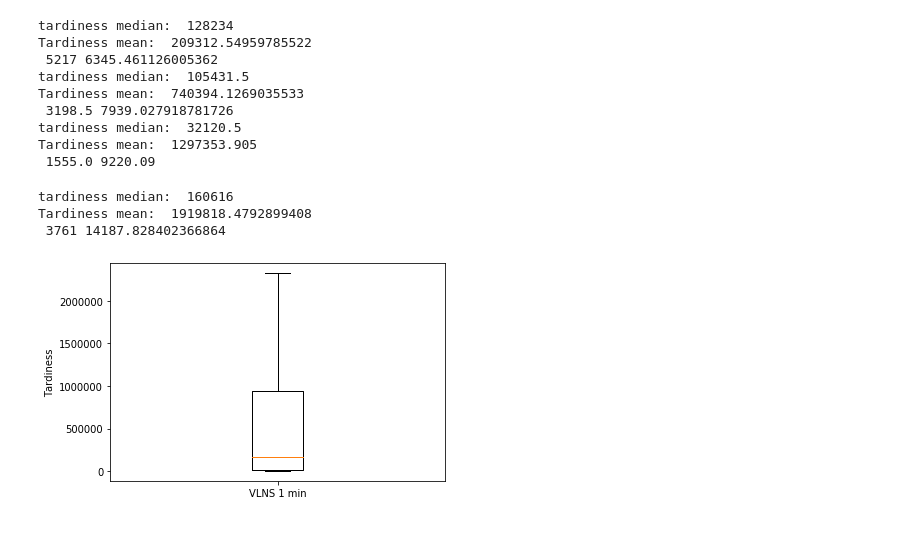
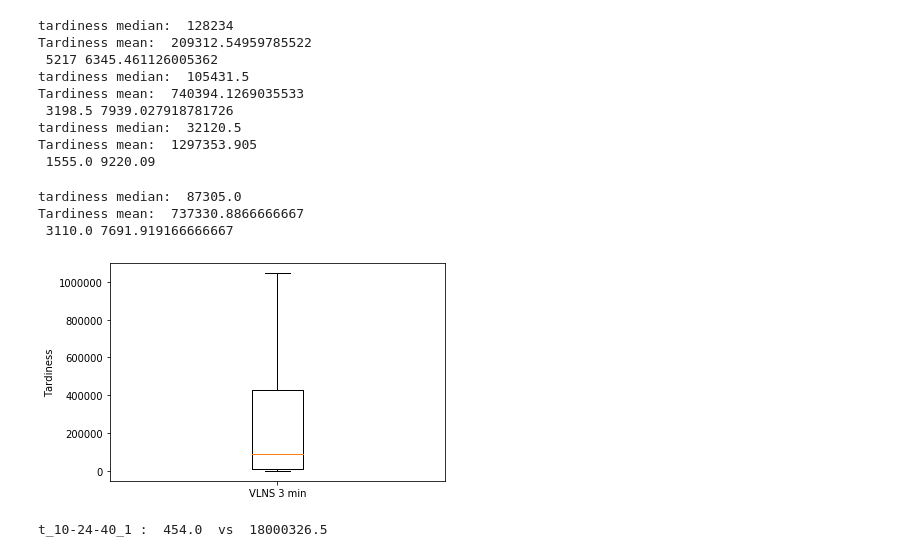
Before and after one commit to ocatias/Metaheuristic-UPMS, a Jupyter notebook: Notebooks/FigureNotebooks.ipynb, the cells around one changed output. Saved outputs shown, nothing was run; the diff lists cells and outputs as text; code cells hidden in the pictures.

Commit message:
Add finding best algorithm per instance

```diff
--- a/Notebooks/FigureNotebooks.ipynb
+++ b/Notebooks/FigureNotebooks.ipynb
@@ -114,3 +114,14 @@ def get_info(solution, splitter_symbol = ':'):
         if 'Makespan' in line:
             makespan = int(line.split(splitter_symbol)[1])
     return (tardiness, makespan)
+# %%
+path_to_instances = "C:\\Users\\Fabian\\Desktop\\Informatik\\CO\\Evaluation\\instances.txt"
+f = open(path_to_instances, "r")
+instances_with_ending = f.read().split('\n')
+instances = []
+for instance in instances_with_ending:
+    if instance == "":
+        continue
+    instances.append(instance.split('.')[0])
+
+print(instances)
@@ -117,5 +130,4 @@ def get_info(solution, splitter_symbol = ':'):
 # %%
-path_to_instances = "C:\\Users\\Fabian\\Desktop\\Informatik\\CO\\Evaluation\\instances.txt"
 
 
 def load_info(path_to_runs, splitter_symbol = ':'):
@@ -167,5 +179,5 @@ def load_info(path_to_runs, splitter_symbol = ':'):
 
     print("tardiness median: ",total_t_med, "\nTardiness mean: ", total_t_mea, "\n", total_ms_med, total_ms_mea)
 
-    return tardiness_list
+    return tardiness_list, scores_tardiness, scores_makespan
 # %%
@@ -257,15 +269,15 @@ tardiness median:  32120.5
 Tardiness mean:  1297353.905
  1555.0 9220.09
 # %%
-vlns_3m_bugfux = load_info("C:\\Users\\Fabian\\Desktop\\Informatik\\CO\\Evaluation\\vlns_3m_bugfix_py")
+vlns_3m, vlns_3m_t, vlns_3m_ms = load_info("C:\\Users\\Fabian\\Desktop\\Informatik\\CO\\Evaluation\\vlns_3m_bugfix_py")
 fig1, ax1 = plt.subplots()
-ls_bugfix = [list(vlns_3m_bugfux)]
+ls_bugfix = [list(vlns_3m)]
 ax1.boxplot(ls_bugfix, showfliers=False)
 ax1.set_xticklabels(['VLNS 3 min'])
 plt.ylabel("Tardiness")
 plt.show()
 # %% [output]
-tardiness median:  160616
-Tardiness mean:  1919818.4792899408
- 3761 14187.828402366864
+tardiness median:  87305.0
+Tardiness mean:  737330.8866666667
+ 3110.0 7691.919166666667
-[figure, old version]
+[figure, new version]
@@ -271,0 +301,17 @@ Tardiness mean:  1919818.4792899408
+# %%
+vlns_3m_scores = change_dict_to_scores(vlns_3m_t, vlns_3m_ms)
+sa_3m_scores = change_dict_to_scores(sa_3_t, sa_3_ms)
+sa_1m_scores = change_dict_to_scores(sa_1_t, sa_1_ms)
+sa_1_max_scores = change_dict_to_scores(sa_1_max_t, sa_1_max_ms)
+sa_30m_scores = change_dict_to_scores(sa_30_t, sa_30_ms)
+
+sa_3m_t = change_dict_to_tardiness(sa_3_t)
+sa_1m_t = change_dict_to_tardiness(sa_1_t)
+sa_1_max_t = change_dict_to_tardiness(sa_1_max_t)
+sa_30m_t = change_dict_to_tardiness(sa_30_t)
+
+for i in range(len(vlns_3m_scores)):
+    if vlns_3m_scores[i] <= sa_3m_scores[i]:
+        print(instances[i], ": ", vlns_3m_scores[i], " vs ", sa_3m_scores[i])
+# %% [output]
+t_10-24-40_1 :  454.0  vs  18000326.5
```
Also changed, not shown: parts of 12 cells of this notebook.
